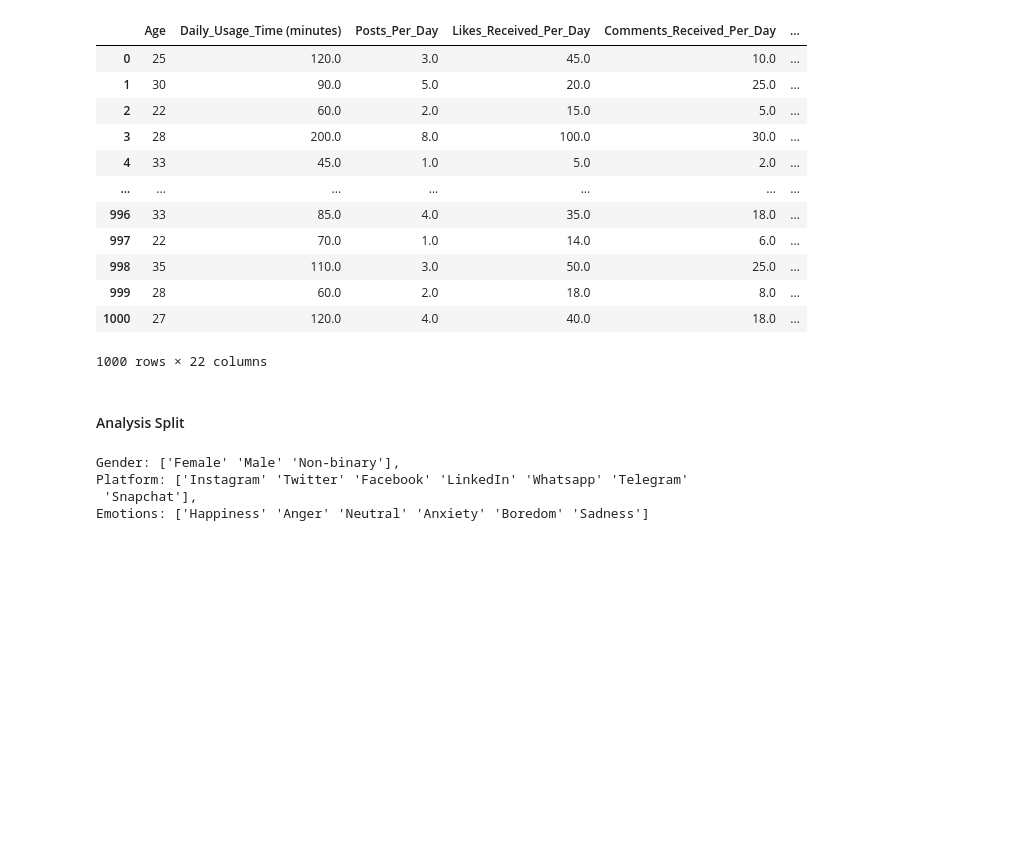
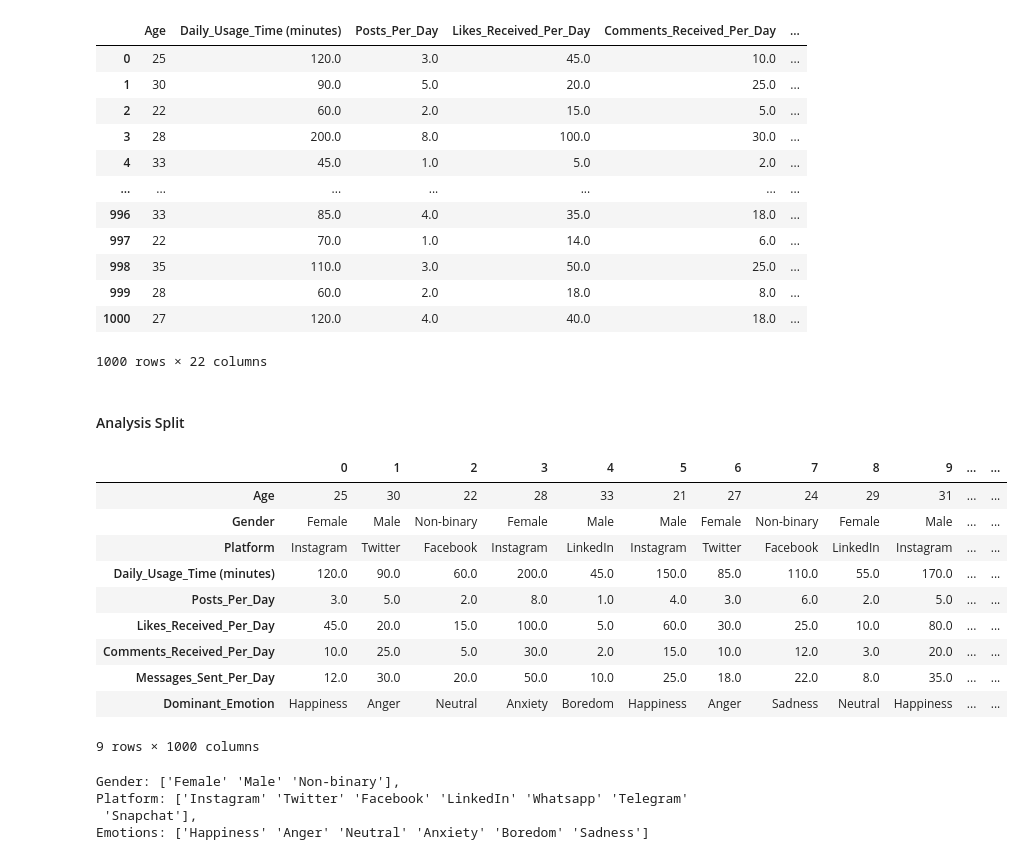
Before and after one commit to Austin-Heard/social-media-emotional-effects, a Jupyter notebook: notebooks/data_template.ipynb, the cells around one changed output. Cells and saved outputs as stored; diff of their text form; code cells hidden in the pictures; blank space fills up the shorter version.

```diff
--- a/notebooks/data_template.ipynb
+++ b/notebooks/data_template.ipynb
@@ -248,4 +267,18 @@ socialmedia_ml_db
 1000 rows × 22 columns
 # %% [markdown]
 #### Analysis Split
+# %%
+socialmedia_db.T
+# %% [output]
+|  | 0 | 1 | 2 | 3 | 4 | 5 | 6 | 7 | 8 | 9 | ... | ... |
+| Age | 25 | 30 | 22 | 28 | 33 | 21 | 27 | 24 | 29 | 31 | ... | ... |
+| Gender | Female | Male | Non-binary | Female | Male | Male | Female | Non-binary | Female | Male | ... | ... |
+| Platform | Instagram | Twitter | Facebook | Instagram | LinkedIn | Instagram | Twitter | Facebook | LinkedIn | Instagram | ... | ... |
+| Daily_Usage_Time (minutes) | 120.0 | 90.0 | 60.0 | 200.0 | 45.0 | 150.0 | 85.0 | 110.0 | 55.0 | 170.0 | ... | ... |
+| Posts_Per_Day | 3.0 | 5.0 | 2.0 | 8.0 | 1.0 | 4.0 | 3.0 | 6.0 | 2.0 | 5.0 | ... | ... |
+| Likes_Received_Per_Day | 45.0 | 20.0 | 15.0 | 100.0 | 5.0 | 60.0 | 30.0 | 25.0 | 10.0 | 80.0 | ... | ... |
+| Comments_Received_Per_Day | 10.0 | 25.0 | 5.0 | 30.0 | 2.0 | 15.0 | 10.0 | 12.0 | 3.0 | 20.0 | ... | ... |
+| Messages_Sent_Per_Day | 12.0 | 30.0 | 20.0 | 50.0 | 10.0 | 25.0 | 18.0 | 22.0 | 8.0 | 35.0 | ... | ... |
+| Dominant_Emotion | Happiness | Anger | Neutral | Anxiety | Boredom | Happiness | Anger | Sadness | Neutral | Happiness | ... | ... |
+9 rows × 1000 columns
 # %%
```
Also changed, not shown: parts of 12 cells of this notebook, 5 other files.
